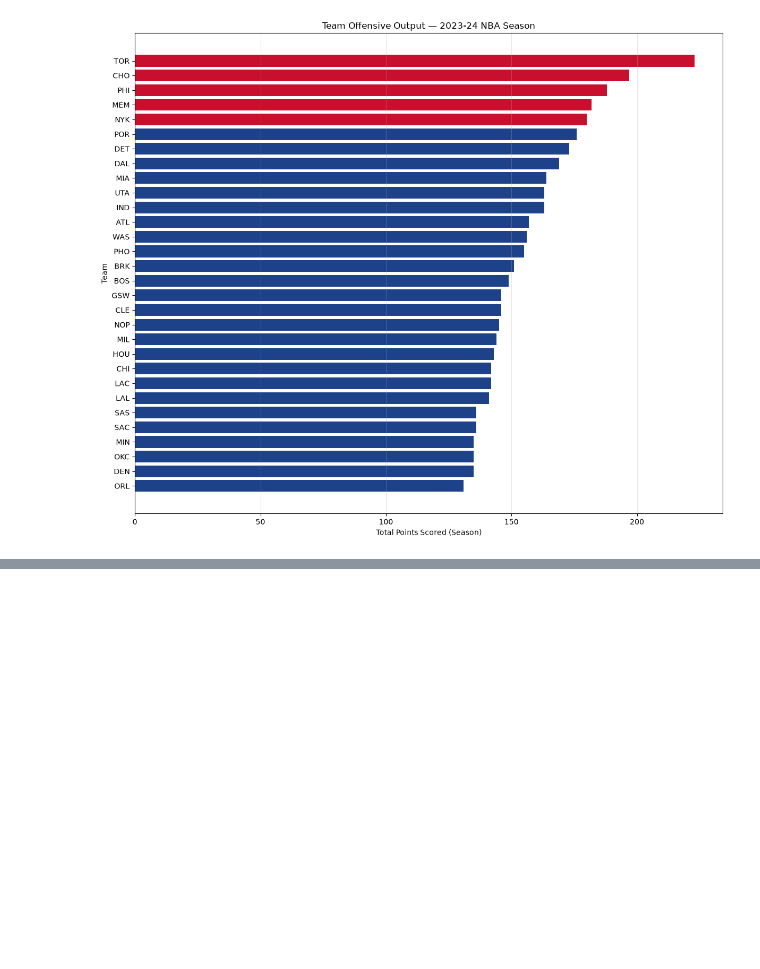
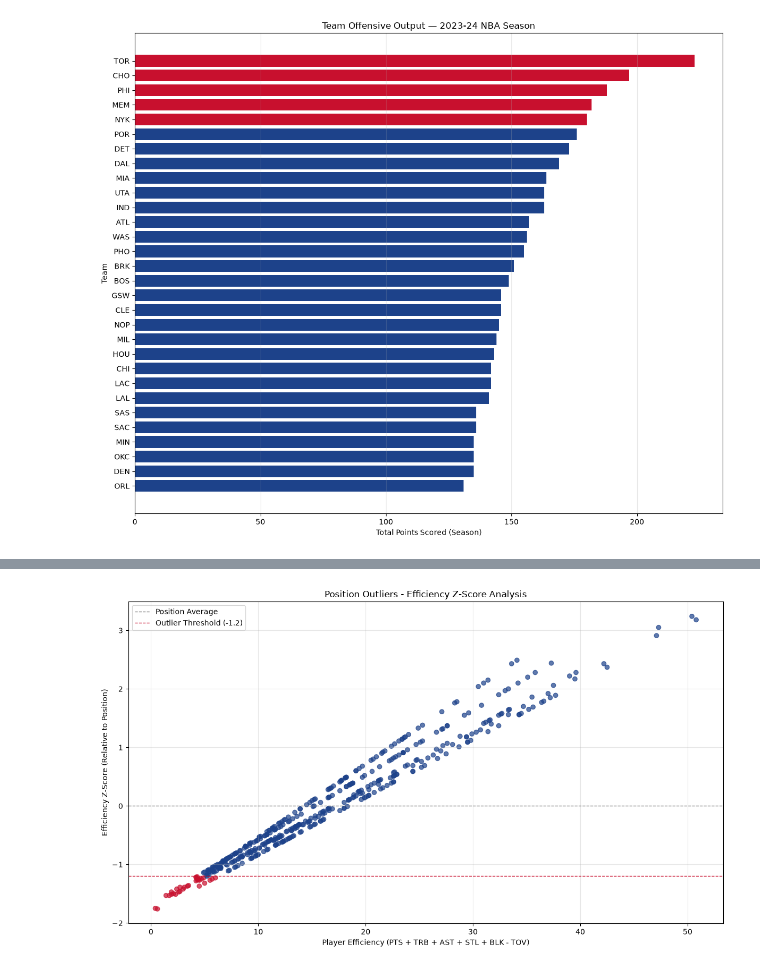
Before and after one commit to MohamedAkram-M/NBA-Season-Analysis, a Jupyter notebook: notebooks/02_visualization.ipynb, the cells around one changed output, grey strips where cells are left out. Saved outputs shown, nothing was run; the diff lists cells and outputs as text; code cells hidden in the pictures; blank space fills up the shorter version.

```diff
--- a/notebooks/02_visualization.ipynb
+++ b/notebooks/02_visualization.ipynb
@@ -114,0 +178,27 @@ plt.show()
+# %%
+query_q3_all = """
+WITH PositionStats AS (
+    SELECT
+        Pos,
+        ROUND(AVG(PTS + TRB + AST + STL + BLK - TOV), 2)      AS avg_efficiency_per_role,
+        ROUND(STDEV(PTS + TRB + AST + STL + BLK - TOV), 2)    AS stdev_efficiency_per_role
+    FROM nba_players
+    WHERE Tm != 'TOT'
+    AND G >= 20
+    GROUP BY Pos
+)
+SELECT
+    p.Player,
+    p.Pos,
+    p.Tm,
+    ROUND(p.PTS + p.TRB + p.AST + p.STL + p.BLK - p.TOV, 2)   AS player_efficiency,
+    ROUND(((p.PTS + p.TRB + p.AST + p.STL + p.BLK - p.TOV) - ps.avg_efficiency_per_role) / ps.stdev_efficiency_per_role, 2) AS z_score
+FROM nba_players p
+JOIN PositionStats ps ON p.Pos = ps.Pos
+WHERE p.Tm != 'TOT'
+AND p.G >= 20
+"""
+
+df_q3_all = pd.read_sql(query_q3_all, conn)
+print(df_q3_all.shape)
+print(df_q3_all.head())
@@ -114,0 +213,20 @@ plt.show()
+# %%
+colors = [NBA_RED if z < -1.2 else NBA_BLUE for z in df_q3_all['z_score']]
+
+plt.figure(figsize=(12, 7))
+plt.scatter(df_q3_all['player_efficiency'], df_q3_all['z_score'], color=colors, alpha=0.7)
+
+plt.axhline(0, color='gray', linestyle='--', linewidth=1, label='Position Average')
+plt.axhline(-1.2, color=NBA_RED, linestyle='--', linewidth=1, label='Outlier Threshold (-1.2)')
+
+plt.xlabel('Player Efficiency (PTS + TRB + AST + STL + BLK - TOV)')
+plt.ylabel('Efficiency Z-Score (Relative to Position)')
+plt.title('Position Outliers - Efficiency Z-Score Analysis')
+plt.legend()
+plt.grid(alpha=0.3)
+
+plt.tight_layout()
+plt.savefig('../Visualisation/q3_position_outliers.png', dpi=150)
+plt.show()
+# %% [output]
+[figure, added]
```
Also changed, not shown: parts of 6 cells of this notebook, 6 other files.
